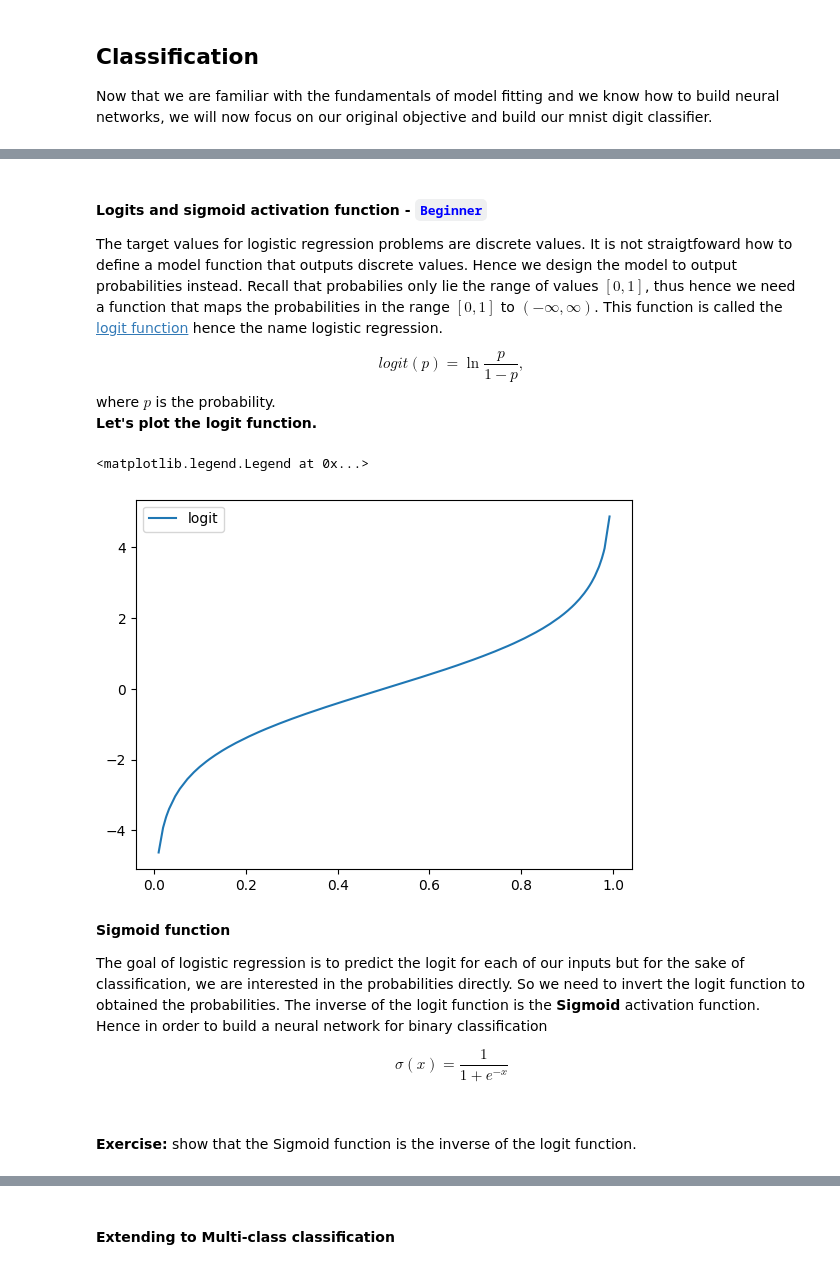
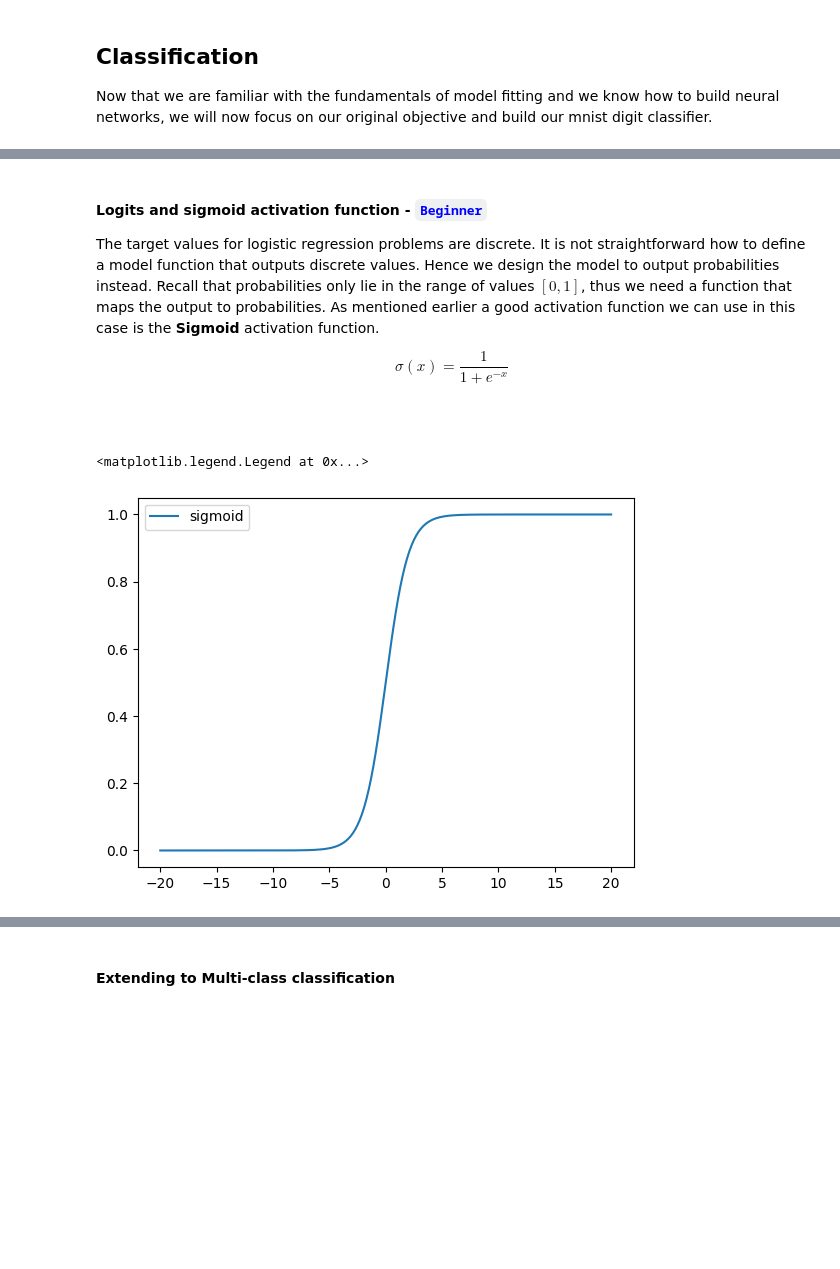
Before and after one commit to deep-learning-indaba/indaba-pracs-2023, a Jupyter notebook: practicals/Intro_ML_English_Prac.ipynb, the cells around one changed output, grey strips where cells are left out. Cells and saved outputs as stored; diff of their text form; code cells hidden in the pictures; blank space fills up the shorter version.

```diff
--- a/practicals/Intro_ML_English_Prac.ipynb
+++ b/practicals/Intro_ML_English_Prac.ipynb
@@ -906,38 +886,20 @@ For example, if we are building an image classifier for cats and dogs, 1 maybe u
 # %% [markdown]
 #### Logits and sigmoid activation function - <font color='blue'>`Beginner`</font>
-The target values for logistic regression problems are discrete values. It is not straigtfoward how to define a model function that outputs discrete values. Hence we design the model to output probabilities instead. Recall that probabilies only lie the range of values $[0,1]$, thus hence we need a function that maps the probabilities in the range $[0,1]$ to $(-∞, ∞)$. This function is called the [logit function](https://en.wikipedia.org/wiki/Logit) hence the name logistic regression.
+The target values for logistic regression problems are discrete. It is not straightforward how to define a model function that outputs discrete values. Hence we design the model to output probabilities instead. Recall that probabilities only lie in the range of values $[0,1]$, thus we need a function that maps the output to probabilities. As mentioned earlier a good activation function we can use in this case is the **Sigmoid** activation function.
 <br>
 <center>
- $$logit(p) = \ln\frac{p}{1-p},$$
+ $$\sigma(x) = \frac{1}{1+e^{-x}}$$
 </center>
-where $p$ is the probability.
-
-**Let's plot the logit function.**
+<br>
+<br>
-# %%
-def logit(p):
-    # computes the logit function
-    out = np.log(p/(1 - p + 1e-8)) # we add 1e-8 to just to avoid instances of division by 0
-    return out
-
-probs = np.random.uniform(0, 1, size=200)
-probs = np.sort(probs)
-plt.plot(probs, logit(probs), label="logit")
-plt.legend(loc="best")
-# %% [output]
-<matplotlib.legend.Legend at 0x...>
-[figure, removed]
-# %% [markdown]
-**Sigmoid function**
-
-The goal of logistic regression is to predict the logit for each of our inputs but for the sake of classification, we are interested in the probabilities directly. So we need to invert the logit function to obtained the probabilities. The inverse of the logit function is the **Sigmoid** activation function. Hence in order to build a neural network for binary classification
-<br>
-<center>
- $$\sigma(x) = \frac{1}{1+e^{-x}}$$
-</center>
-<br>
-<br>
-
-**Exercise:** show that the Sigmoid function is the inverse of the logit function.
+# %%
+# @title Sigmoid plot
+logits = np.linspace(-20, 20, 200)
+plt.plot(logits, 1/(1+np.e**(-logits)), label="sigmoid")
+plt.legend(loc="best")
+# %% [output]
+<matplotlib.legend.Legend at 0x...>
+[figure, added]
 # %% [markdown]
 **Cross entropy loss function**
 
```
Also changed, not shown: parts of 71 cells of this notebook.
